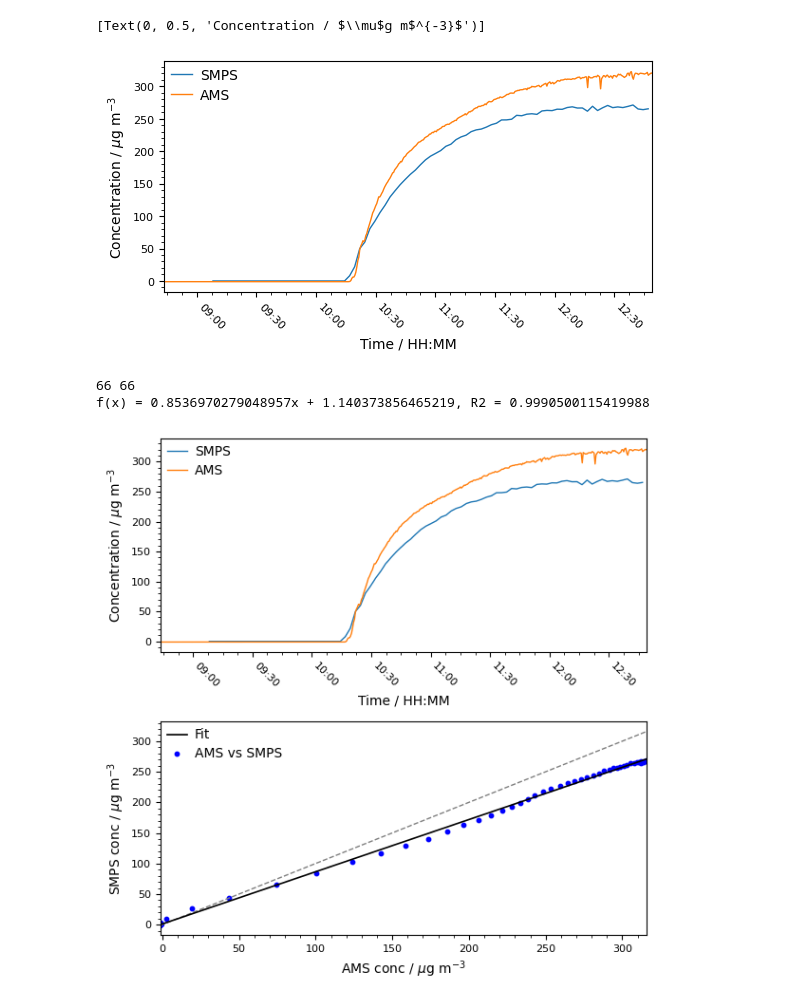
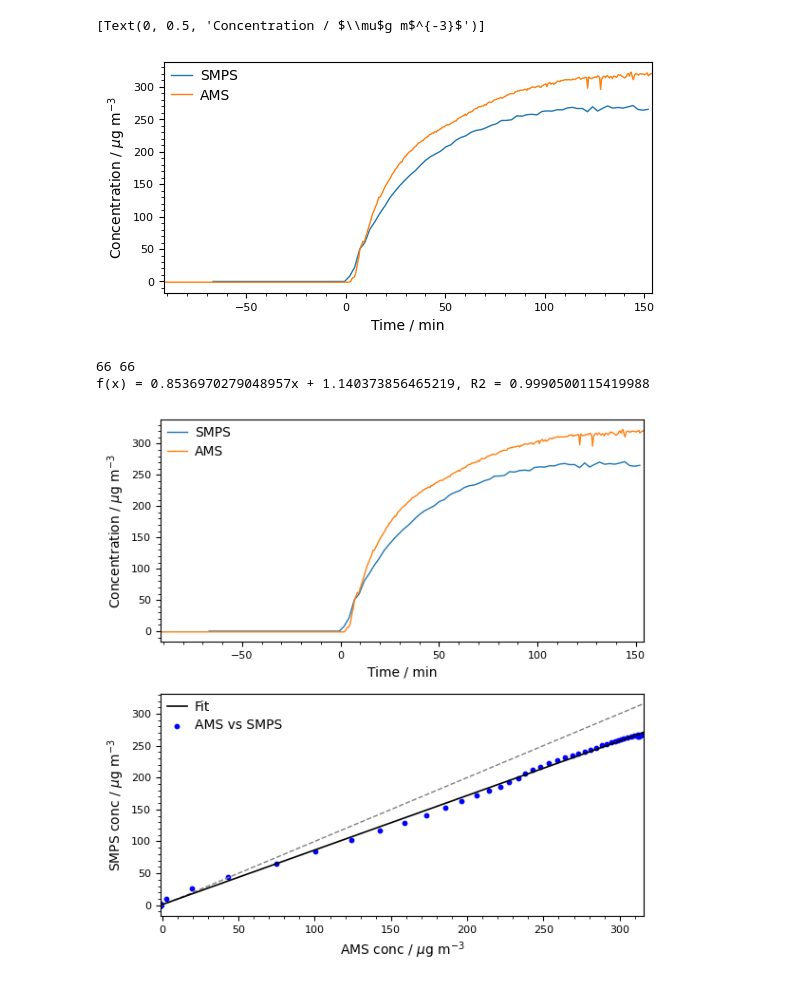
Before and after one commit to Normann25/DataTreatment_PhD, a Jupyter notebook: Sabinene+O3/AMS_SMPS.ipynb, the cells around one changed output. Drawn from its saved outputs; the diff is of its cells as text; code cells hidden in the pictures.

```diff
--- a/Sabinene+O3/AMS_SMPS.ipynb
+++ b/Sabinene+O3/AMS_SMPS.ipynb
@@ -31,14 +45,14 @@ Index(['t_series', 'HROrg_M_all', 'HRNO3_M_all', 'HRSO4_M_all', 'HRNH4_M_all',
 # %%
 fig, ax = plt.subplots(figsize = (6.3, 3))
 
-plot_total(ax, SMPS, SMPS.keys()[38], None, False)
-plot_total(ax, AMS['250822'], 'HROrg_M_all', None, False)
+plot_total(ax, SMPS, SMPS.keys()[38], None, False, '2025-08-22 10:15:00')
+plot_total(ax, AMS['250822'], 'HROrg_M_all', None, False, '2025-08-22 10:15:00')
 
 ax.legend(labels = ['SMPS', 'AMS'])
 ax.set(ylabel = 'Concentration / $\mu$g m$^{-3}$')
 # %% [output]
 [Text(0, 0.5, 'Concentration / $\\mu$g m$^{-3}$')]
-[figure, old version]
+[figure, new version]
 # %%
 Running_AMS = running_mean(AMS['250822'], ['HROrg_M_all'], 'Time', '3T', 3, ['2025-08-22 09:15', '2025-08-22 12:30'])
 Running_AMS['Time'] = Running_AMS.index
@@ -51,8 +65,8 @@ print(len(Running_AMS['HROrg_M_all']), len(Running_SMPS[SMPS.keys()[38]]))
 
 fig, axs = plt.subplots(2, 1, figsize = (6, 6))
 
-plot_total(axs[0], SMPS, SMPS.keys()[38], None, False)
-plot_total(axs[0], AMS['250822'], 'HROrg_M_all', None, False)
+plot_total(axs[0], SMPS, SMPS.keys()[38], None, False, '2025-08-22 10:15:00')
+plot_total(axs[0], AMS['250822'], 'HROrg_M_all', None, False, '2025-08-22 10:15:00')
 
 axs[0].legend(labels = ['SMPS', 'AMS'])
 axs[0].set(ylabel = 'Concentration / $\mu$g m$^{-3}$')
@@ -64,4 +78,4 @@ fig.savefig('AMSvsSMPS.jpg', dpi = 600)
 # %% [output]
 66 66
 f(x) = 0.8536970279048957x + 1.140373856465219, R2 = 0.9990500115419988
-[figure, old version]
+[figure, new version]
```
Also changed, not shown: parts of 2 cells of this notebook.
